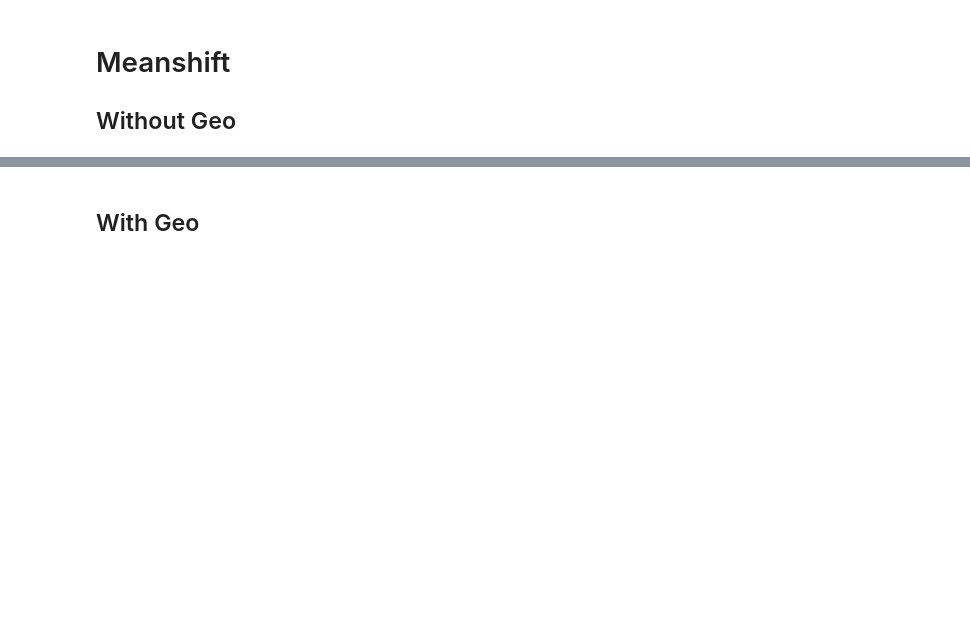
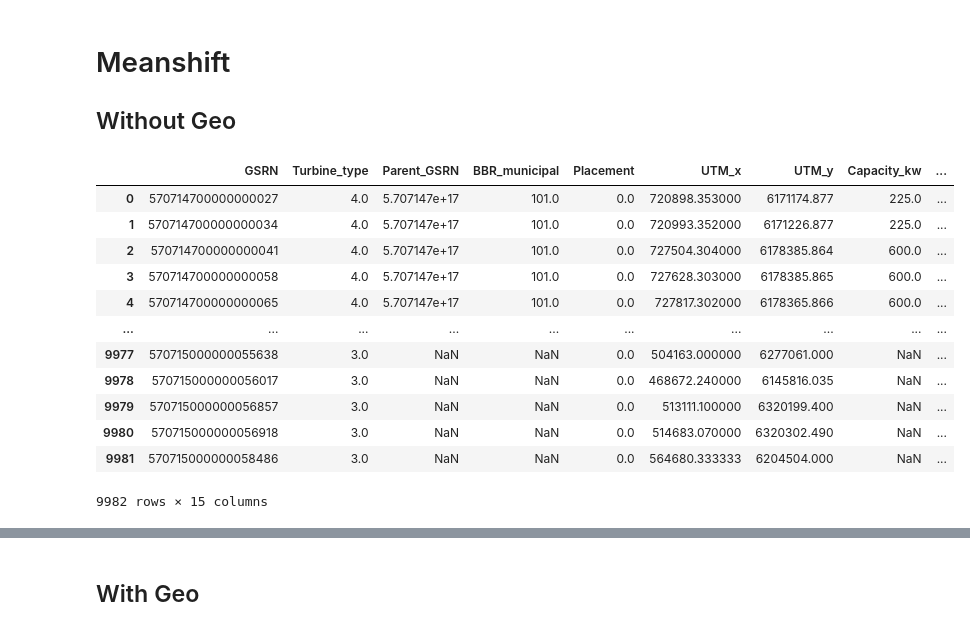
Before and after one commit to sevewing/WindmillPrediction, a Jupyter notebook: Clustering.ipynb, the cells around one changed output, grey strips where cells are left out. Drawn from its saved outputs; the diff is of its cells as text; code cells hidden in the pictures; blank space fills up the shorter version.

```diff
--- a/Clustering.ipynb
+++ b/Clustering.ipynb
@@ -159,5 +159,27 @@ KElbowVisualizer(ax=<matplotlib.axes._subplots.AxesSubplot object at 0x...>,
 # %% [markdown]
 # Meanshift
 ## Without Geo
+# %%
+windmill_pd = pd.read_csv('data/windmill_cleaned.csv')
+# %%
+type_udf = lambda x: {"H": 1.0, "W": 2.0, "P": 3.0, "M": 4.0}.get(x, 0.0)
+placement_udf = lambda x: {"LAND": 1.0, "HAV": 2.0}.get(x, 0.0)
+# %%
+windmill_pd['Turbine_type'] = windmill_pd['Turbine_type'].apply(type_udf)
+windmill_pd['Placement'] = windmill_pd['Placement'].apply(type_udf)
 # %%
-windmill_pd = windmill.toPandas()
+windmill_pd
+# %% [output]
+|  | GSRN | Turbine_type | Parent_GSRN | BBR_municipal | Placement | UTM_x | UTM_y | Capacity_kw | ... |
+| 0 | 570714700000000027 | 4.0 | 5.707147e+17 | 101.0 | 0.0 | 720898.353000 | 6171174.877 | 225.0 | ... |
+| 1 | 570714700000000034 | 4.0 | 5.707147e+17 | 101.0 | 0.0 | 720993.352000 | 6171226.877 | 225.0 | ... |
+| 2 | 570714700000000041 | 4.0 | 5.707147e+17 | 101.0 | 0.0 | 727504.304000 | 6178385.864 | 600.0 | ... |
+| 3 | 570714700000000058 | 4.0 | 5.707147e+17 | 101.0 | 0.0 | 727628.303000 | 6178385.865 | 600.0 | ... |
+| 4 | 570714700000000065 | 4.0 | 5.707147e+17 | 101.0 | 0.0 | 727817.302000 | 6178365.866 | 600.0 | ... |
+| ... | ... | ... | ... | ... | ... | ... | ... | ... | ... |
+| 9977 | 570715000000055638 | 3.0 | NaN | NaN | 0.0 | 504163.000000 | 6277061.000 | NaN | ... |
+| 9978 | 570715000000056017 | 3.0 | NaN | NaN | 0.0 | 468672.240000 | 6145816.035 | NaN | ... |
+| 9979 | 570715000000056857 | 3.0 | NaN | NaN | 0.0 | 513111.100000 | 6320199.400 | NaN | ... |
+| 9980 | 570715000000056918 | 3.0 | NaN | NaN | 0.0 | 514683.070000 | 6320302.490 | NaN | ... |
+| 9981 | 570715000000058486 | 3.0 | NaN | NaN | 0.0 | 564680.333333 | 6204504.000 | NaN | ... |
+9982 rows × 15 columns
```
Also changed, not shown: parts of 2 cells of this notebook, 8 other files.
